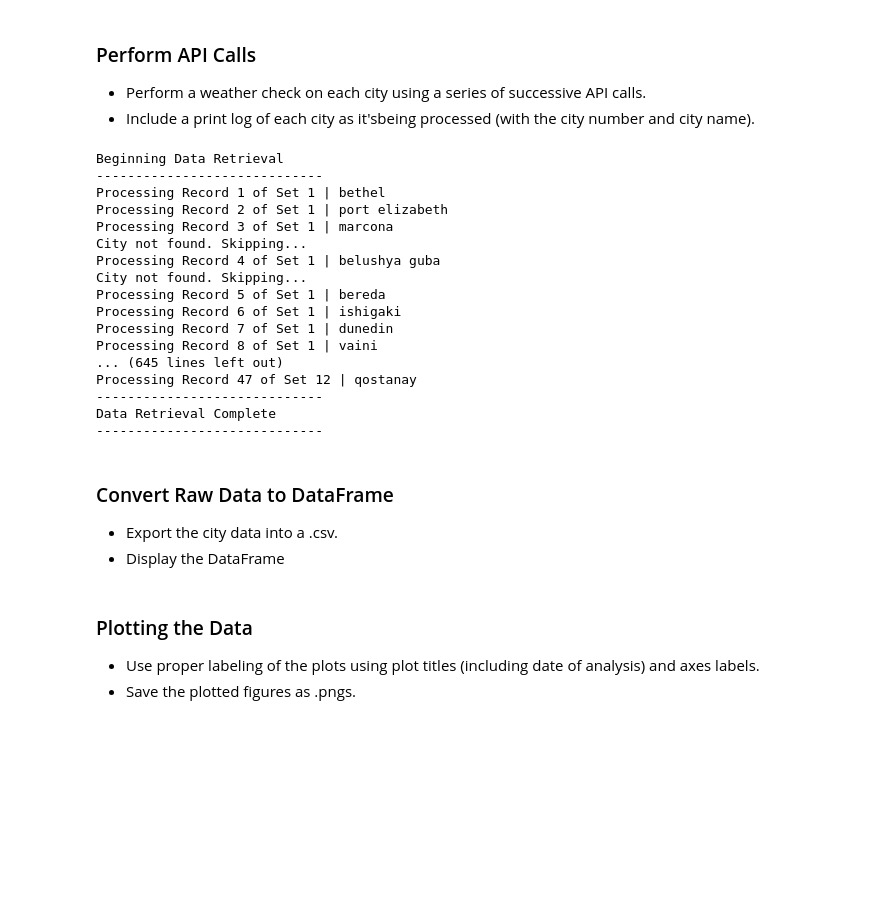
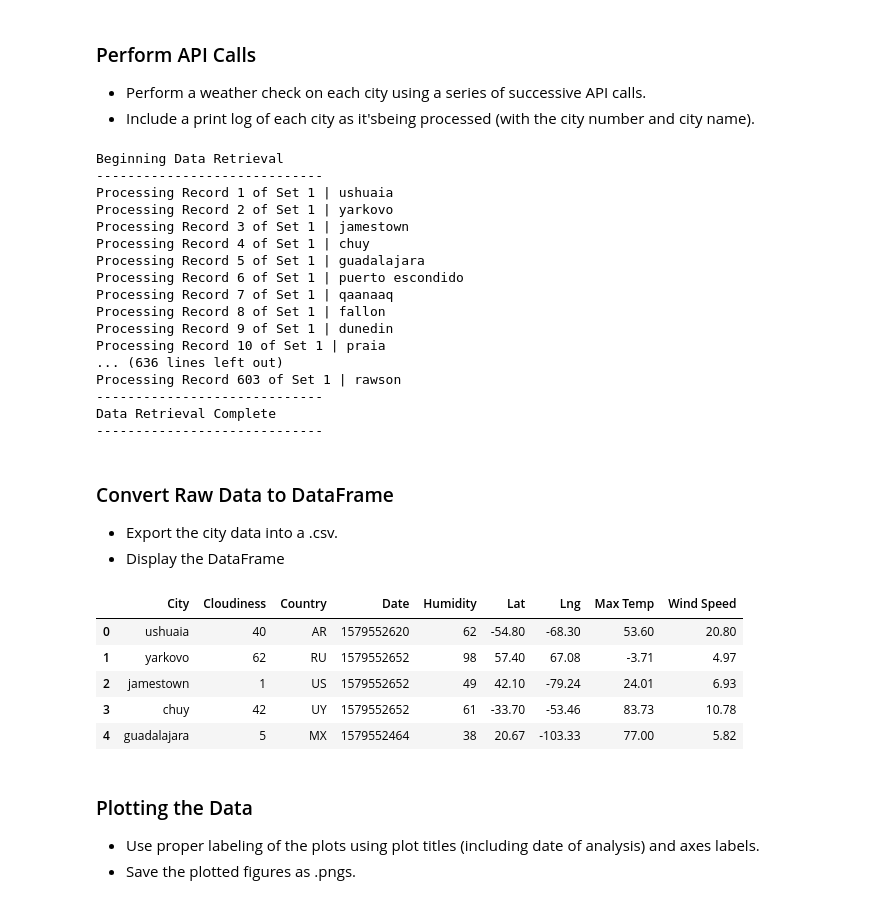
Before and after one commit to Lachman1313/Weather-Py, a Jupyter notebook: WeatherPy.ipynb, the cells around one changed output. Saved outputs shown, nothing was run; the diff lists cells and outputs as text; code cells hidden in the pictures; blank space fills up the shorter version.

```diff
--- a/WeatherPy.ipynb
+++ b/WeatherPy.ipynb
@@ -53,13 +53,13 @@ len(cities)
 * Perform a weather check on each city using a series of successive API calls.
 * Include a print log of each city as it'sbeing processed (with the city number and city name).
 # %%
-# Starting URL for Weather Map API Call
+
 url = "http://api.openweathermap.org/data/2.5/weather?units=Imperial&APPID=" + api_key
 
-# List of city data
+# List to hold city data
 city_data = []
 
-# Print to logger
+
 print("Beginning Data Retrieval     ")
 print("-----------------------------")
 
@@ -70,14 +70,10 @@ set_count = 1
 # Loop through all the cities in our list
 for i, city in enumerate(cities):
 
-    # Group cities in sets of 50 for logging purposes
-    if (i % 50 == 0 and i >= 50):
-        set_count += 1
-        record_count = 0
 
     city_url = url + "&q=" + city
 
-    # Log the url, record, and set numbers
+
     print("Processing Record %s of Set %s | %s" % (record_count, set_count, city))
 
     # Add 1 to the record count
@@ -85,7 +81,7 @@ for i, city in enumerate(cities):
 
     # Run an API request for each of the cities
     try:
-        # Parse the JSON and retrieve data
+
         city_weather = requests.get(city_url).json()
 
         # Parse out the max temp, humidity, and cloudiness
@@ -109,30 +105,30 @@ for i, city in enumerate(cities):
                           "Country": city_country,
                           "Date": city_date})
 
-    # If an error is experienced, skip the city
+    # If error, skip
     except:
         print("City not found. Skipping...")
         pass
 
-# Indicate that Data Loading is complete
+
 print("-----------------------------")
 print("Data Retrieval Complete      ")
 print("-----------------------------")
 # %% [output]
 Beginning Data Retrieval
 -----------------------------
-Processing Record 1 of Set 1 | bethel
-Processing Record 2 of Set 1 | port elizabeth
-Processing Record 3 of Set 1 | marcona
-City not found. Skipping...
-Processing Record 4 of Set 1 | belushya guba
-City not found. Skipping...
-Processing Record 5 of Set 1 | bereda
-Processing Record 6 of Set 1 | ishigaki
-Processing Record 7 of Set 1 | dunedin
-Processing Record 8 of Set 1 | vaini
-... (645 lines left out)
-Processing Record 47 of Set 12 | qostanay
+Processing Record 1 of Set 1 | ushuaia
+Processing Record 2 of Set 1 | yarkovo
+Processing Record 3 of Set 1 | jamestown
+Processing Record 4 of Set 1 | chuy
+Processing Record 5 of Set 1 | guadalajara
+Processing Record 6 of Set 1 | puerto escondido
+Processing Record 7 of Set 1 | qaanaaq
+Processing Record 8 of Set 1 | fallon
+Processing Record 9 of Set 1 | dunedin
+Processing Record 10 of Set 1 | praia
+... (636 lines left out)
+Processing Record 603 of Set 1 | rawson
 -----------------------------
 Data Retrieval Complete
 -----------------------------
@@ -140,3 +136,15 @@ Data Retrieval Complete
 ### Convert Raw Data to DataFrame
 * Export the city data into a .csv.
 * Display the DataFrame
+# %%
+#Create DataFrame and check to see if the data has been proplerly loaded.
+
+sample_city = pd.DataFrame(city_data)
+sample_city.head()
+# %% [output]
+|  | City | Cloudiness | Country | Date | Humidity | Lat | Lng | Max Temp | Wind Speed |
+| 0 | ushuaia | 40 | AR | 1579552620 | 62 | -54.80 | -68.30 | 53.60 | 20.80 |
+| 1 | yarkovo | 62 | RU | 1579552652 | 98 | 57.40 | 67.08 | -3.71 | 4.97 |
+| 2 | jamestown | 1 | US | 1579552652 | 49 | 42.10 | -79.24 | 24.01 | 6.93 |
+| 3 | chuy | 42 | UY | 1579552652 | 61 | -33.70 | -53.46 | 83.73 | 10.78 |
+| 4 | guadalajara | 5 | MX | 1579552464 | 38 | 20.67 | -103.33 | 77.00 | 5.82 |
```
Also changed, not shown: parts of 2 cells of this notebook.
